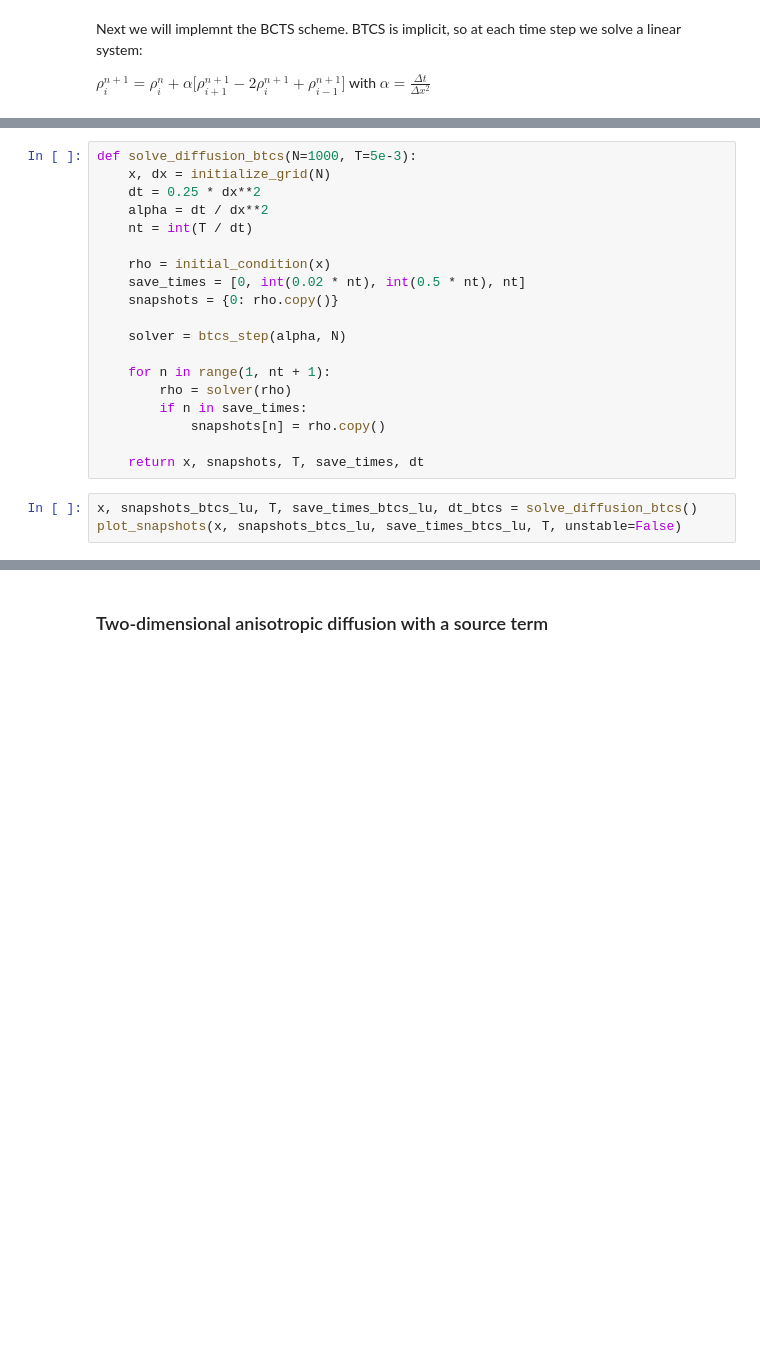
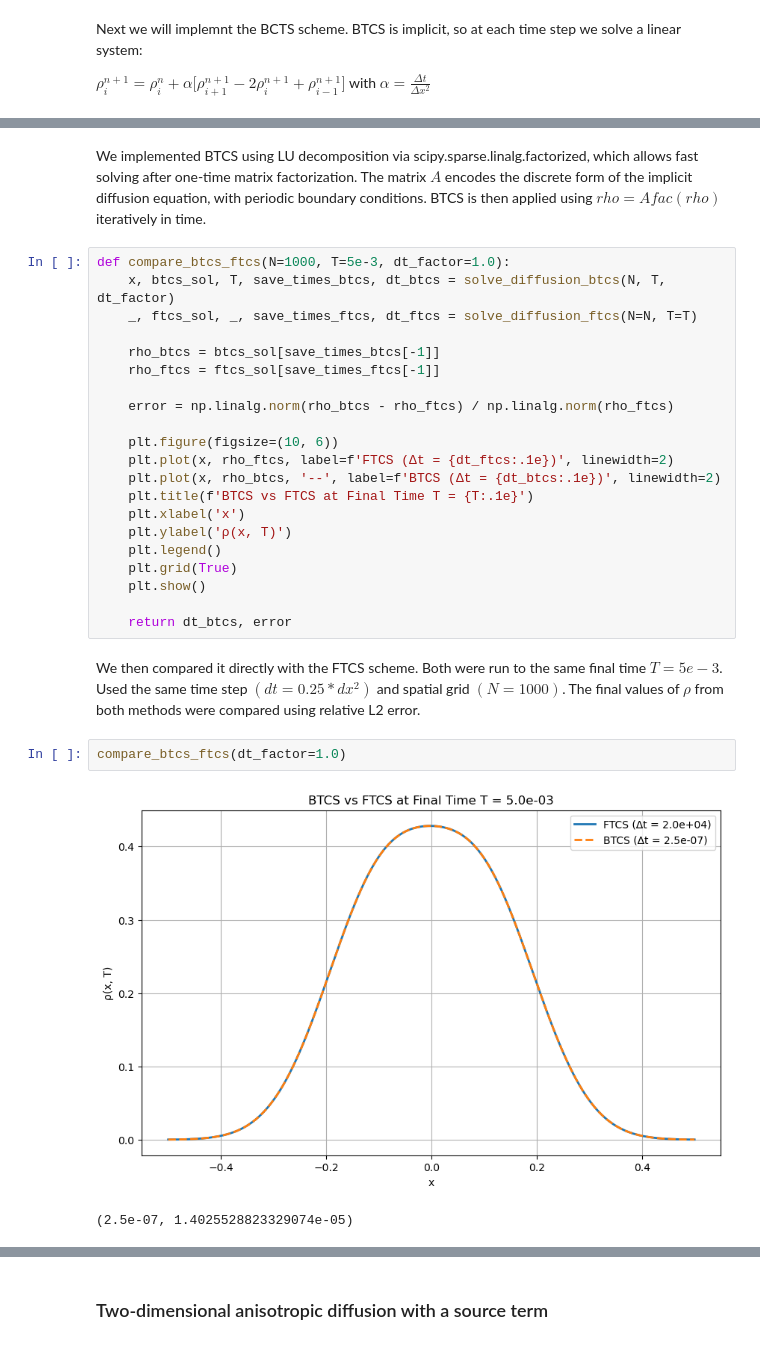
Before and after one commit to ShannonS00/Computational-Astrophysics, a Jupyter notebook: Worksheet_6/Worksheet_6_G22.ipynb, the cells around one changed output, grey strips where cells are left out. Saved outputs shown, nothing was run; the diff lists cells and outputs as text; blank space fills up the shorter version.

```diff
--- a/Worksheet_6/Worksheet_6_G22.ipynb
+++ b/Worksheet_6/Worksheet_6_G22.ipynb
@@ -213,22 +197,0 @@ def btcs_step(alpha, N):
-# %%
-def solve_diffusion_btcs(N=1000, T=5e-3):
-    x, dx = initialize_grid(N)
-    dt = 0.25 * dx**2
-    alpha = dt / dx**2
-    nt = int(T / dt)
-
-    rho = initial_condition(x)
-    save_times = [0, int(0.02 * nt), int(0.5 * nt), nt]
-    snapshots = {0: rho.copy()}
-
-    solver = btcs_step(alpha, N)
-
-    for n in range(1, nt + 1):
-        rho = solver(rho)
-        if n in save_times:
-            snapshots[n] = rho.copy()
-
-    return x, snapshots, T, save_times, dt
-# %%
-x, snapshots_btcs_lu, T, save_times_btcs_lu, dt_btcs = solve_diffusion_btcs()
-plot_snapshots(x, snapshots_btcs_lu, save_times_btcs_lu, T, unstable=False)
@@ -304,0 +229,30 @@ BTCS vs FTCS L2 Relative Error (∆t = 1.25e-05): nan
+# %% [markdown]
+We implemented BTCS using LU decomposition via scipy.sparse.linalg.factorized, which allows fast solving after one-time matrix factorization. The matrix $A$ encodes the discrete form of the implicit diffusion equation, with periodic boundary conditions. BTCS is then applied using $rho = Afac(rho)$ iteratively in time.
+# %%
+def compare_btcs_ftcs(N=1000, T=5e-3, dt_factor=1.0):
+    x, btcs_sol, T, save_times_btcs, dt_btcs = solve_diffusion_btcs(N, T, dt_factor)
+    _, ftcs_sol, _, save_times_ftcs, dt_ftcs = solve_diffusion_ftcs(N=N, T=T)
+
+    rho_btcs = btcs_sol[save_times_btcs[-1]]
+    rho_ftcs = ftcs_sol[save_times_ftcs[-1]]
+
+    error = np.linalg.norm(rho_btcs - rho_ftcs) / np.linalg.norm(rho_ftcs)
+
+    plt.figure(figsize=(10, 6))
+    plt.plot(x, rho_ftcs, label=f'FTCS (∆t = {dt_ftcs:.1e})', linewidth=2)
+    plt.plot(x, rho_btcs, '--', label=f'BTCS (∆t = {dt_btcs:.1e})', linewidth=2)
+    plt.title(f'BTCS vs FTCS at Final Time T = {T:.1e}')
+    plt.xlabel('x')
+    plt.ylabel('ρ(x, T)')
+    plt.legend()
+    plt.grid(True)
+    plt.show()
+
+    return dt_btcs, error
+# %% [markdown]
+We then compared it directly with the FTCS scheme. Both were run to the same final time $T = 5e-3$. Used the same time step $(dt = 0.25 * dx^2)$ and spatial grid $(N = 1000)$. The final values of $\rho$ from both methods were compared using relative L2 error.
+# %%
+compare_btcs_ftcs(dt_factor=1.0)
+# %% [output]
+[figure, added]
+(2.5e-07, 1.4025528823329074e-05)
```
Also changed, not shown: parts of 20 cells of this notebook.
